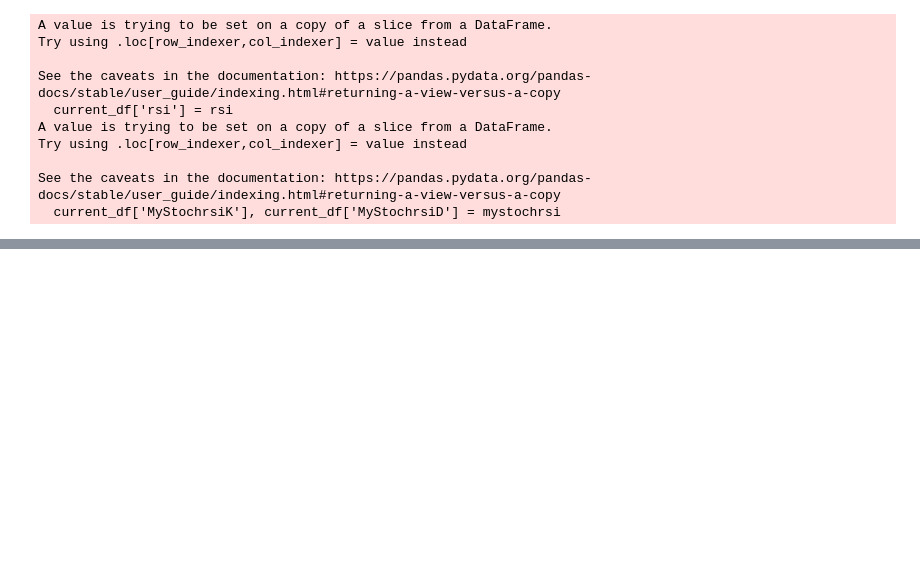
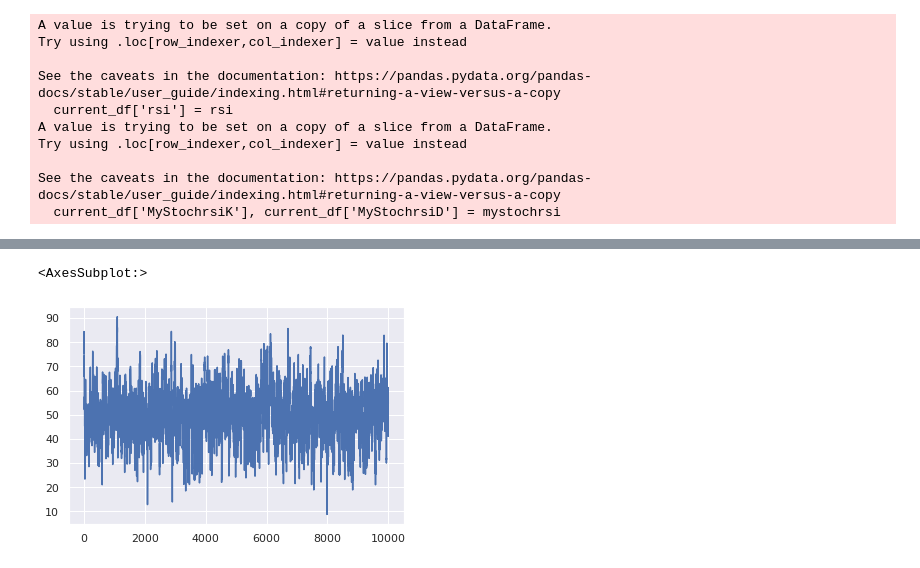
Before and after one commit to fciannel/crypto-print-money, a Jupyter notebook: notebooks/binance_historical_data.ipynb, the cells around one changed output, grey strips where cells are left out. Cells and saved outputs as stored; diff of their text form; code cells hidden in the pictures; blank space fills up the shorter version.

```diff
--- a/notebooks/binance_historical_data.ipynb
+++ b/notebooks/binance_historical_data.ipynb
@@ -109,0 +135,5 @@ See the caveats in the documentation: https://pandas.pydata.org/pandas-docs/stab
+# %%
+final_df.candleRSI.plot()
+# %% [output]
+<AxesSubplot:>
+[figure, added]
```
Also changed, not shown: parts of 11 cells of this notebook, 1 other file.
